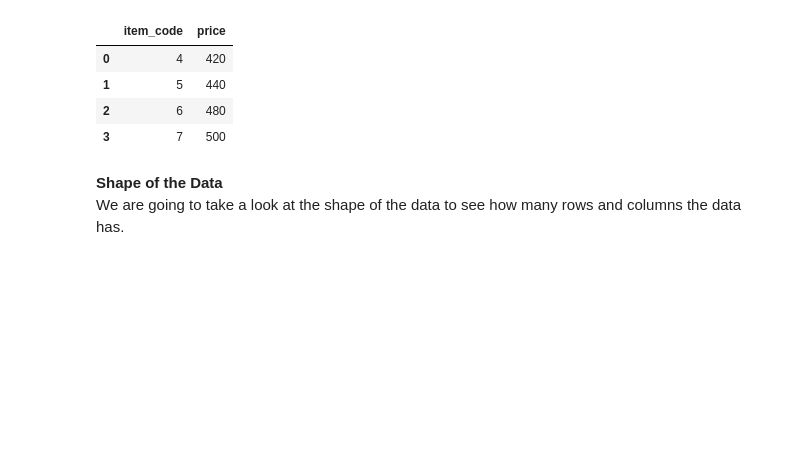
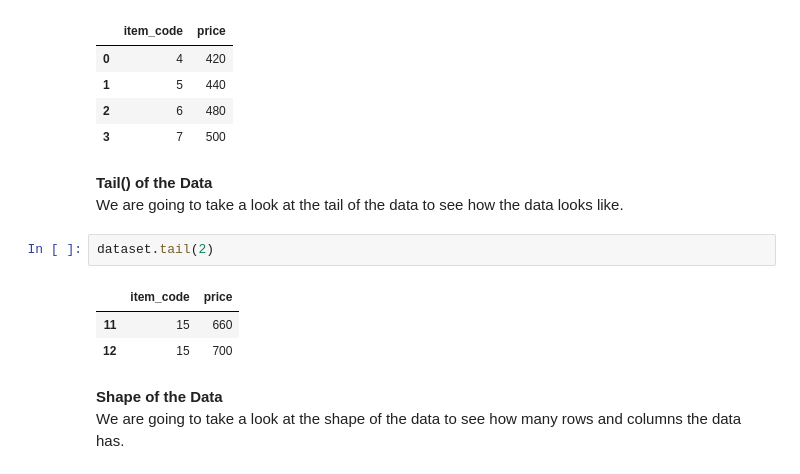
Before and after one commit to Sadman26/machine_learning, a Jupyter notebook: app.ipynb, the cells around one changed output. Cells and saved outputs as stored; diff of their text form; blank space fills up the shorter version.

Commit message:
Added tail

```diff
--- a/app.ipynb
+++ b/app.ipynb
@@ -42,6 +42,16 @@ dataset.head(4)
 | 1 | 5 | 440 |
 | 2 | 6 | 480 |
 | 3 | 7 | 500 |
+# %% [markdown]
+**Tail() of the Data**
+<br>
+We are going to take a look at the tail of the data to see how the data looks like.
+# %%
+dataset.tail(2)
+# %% [output]
+|  | item_code | price |
+| 11 | 15 | 660 |
+| 12 | 15 | 700 |
 # %% [markdown]
 **Shape of the Data**
 <br>
```
Also changed, not shown: 1 other file.
